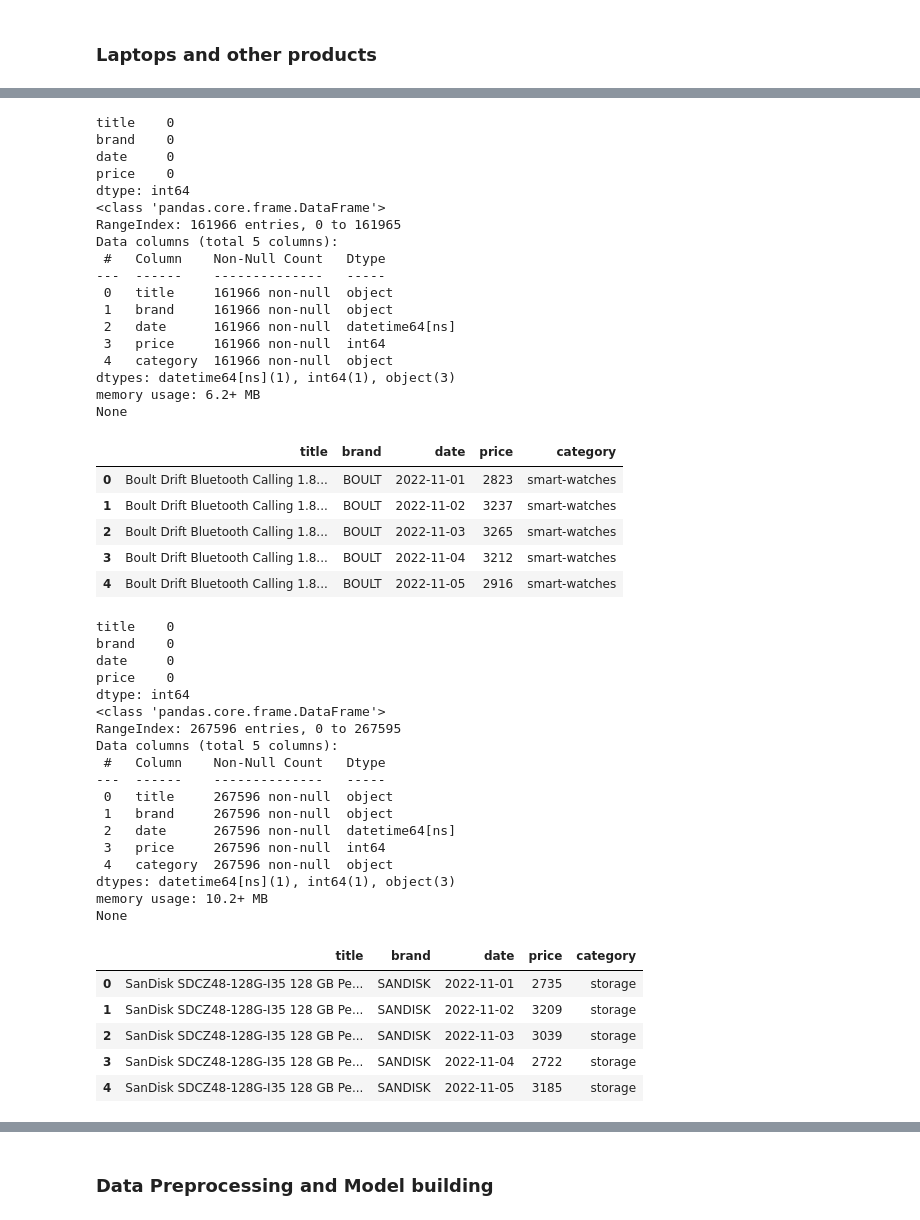
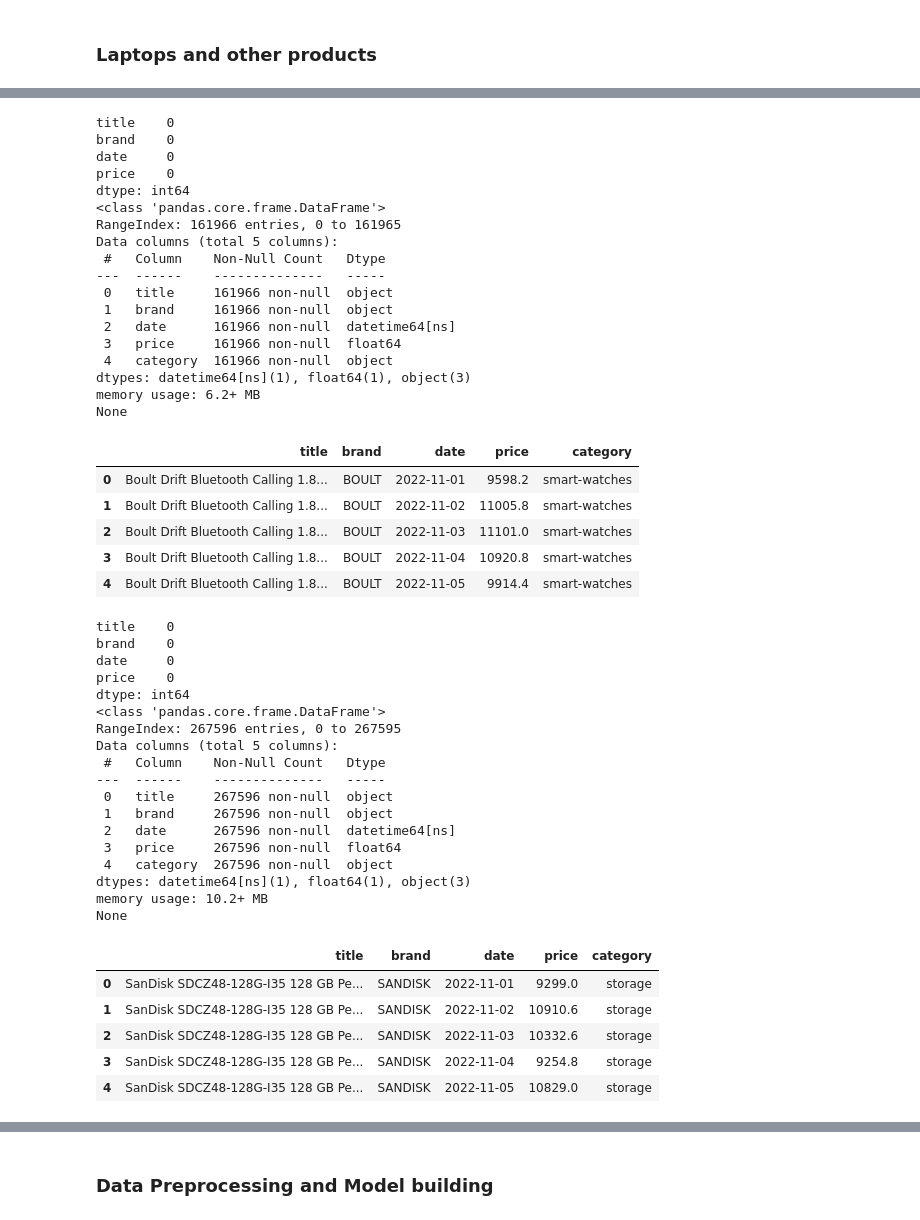
Before and after one commit to ProductPriceTrackerOrg/data-science, a Jupyter notebook: notebooks/price-forecasing/02_model.ipynb, the cells around one changed output, grey strips where cells are left out. Saved outputs shown, nothing was run; the diff lists cells and outputs as text; code cells hidden in the pictures.

```diff
--- a/notebooks/price-forecasing/02_model.ipynb
+++ b/notebooks/price-forecasing/02_model.ipynb
@@ -227,37 +233,38 @@ None
 # %%
 # smart-watches
 
 print(smart_watches.isnull().sum())
 
 smart_watches['date'] = pd.to_datetime(smart_watches['date'])
 smart_watches['category'] = 'smart-watches'
+smart_watches['price'] = smart_watches['price'] * 3.4
 print(smart_watches.info())
 smart_watches.head()
 # %% [output]
 title    0
 brand    0
 date     0
 price    0
 dtype: int64
 <class 'pandas.core.frame.DataFrame'>
 RangeIndex: 161966 entries, 0 to 161965
 Data columns (total 5 columns):
  #   Column    Non-Null Count   Dtype
 ---  ------    --------------   -----
  0   title     161966 non-null  object
  1   brand     161966 non-null  object
  2   date      161966 non-null  datetime64[ns]
- 3   price     161966 non-null  int64
+ 3   price     161966 non-null  float64
  4   category  161966 non-null  object
-dtypes: datetime64[ns](1), int64(1), object(3)
+dtypes: datetime64[ns](1), float64(1), object(3)
 memory usage: 6.2+ MB
 None
 |  | title | brand | date | price | category |
-| 0 | Boult Drift Bluetooth Calling 1.8... | BOULT | 2022-11-01 | 2823 | smart-watches |
-| 1 | Boult Drift Bluetooth Calling 1.8... | BOULT | 2022-11-02 | 3237 | smart-watches |
-| 2 | Boult Drift Bluetooth Calling 1.8... | BOULT | 2022-11-03 | 3265 | smart-watches |
-| 3 | Boult Drift Bluetooth Calling 1.8... | BOULT | 2022-11-04 | 3212 | smart-watches |
-| 4 | Boult Drift Bluetooth Calling 1.8... | BOULT | 2022-11-05 | 2916 | smart-watches |
+| 0 | Boult Drift Bluetooth Calling 1.8... | BOULT | 2022-11-01 | 9598.2 | smart-watches |
+| 1 | Boult Drift Bluetooth Calling 1.8... | BOULT | 2022-11-02 | 11005.8 | smart-watches |
+| 2 | Boult Drift Bluetooth Calling 1.8... | BOULT | 2022-11-03 | 11101.0 | smart-watches |
+| 3 | Boult Drift Bluetooth Calling 1.8... | BOULT | 2022-11-04 | 10920.8 | smart-watches |
+| 4 | Boult Drift Bluetooth Calling 1.8... | BOULT | 2022-11-05 | 9914.4 | smart-watches |
 # %%
 # storage devices
 
@@ -265,6 +272,7 @@ print(storage.isnull().sum())
 
 storage['date'] = pd.to_datetime(storage['date'])
 storage['category'] = 'storage'
+storage['price'] = storage['price'] * 3.4
 print(storage.info())
 storage.head()
 # %% [output]
@@ -281,17 +289,17 @@ Data columns (total 5 columns):
  0   title     267596 non-null  object
  1   brand     267596 non-null  object
  2   date      267596 non-null  datetime64[ns]
- 3   price     267596 non-null  int64
+ 3   price     267596 non-null  float64
  4   category  267596 non-null  object
-dtypes: datetime64[ns](1), int64(1), object(3)
+dtypes: datetime64[ns](1), float64(1), object(3)
 memory usage: 10.2+ MB
 None
 |  | title | brand | date | price | category |
-| 0 | SanDisk SDCZ48-128G-I35 128 GB Pe... | SANDISK | 2022-11-01 | 2735 | storage |
-| 1 | SanDisk SDCZ48-128G-I35 128 GB Pe... | SANDISK | 2022-11-02 | 3209 | storage |
-| 2 | SanDisk SDCZ48-128G-I35 128 GB Pe... | SANDISK | 2022-11-03 | 3039 | storage |
-| 3 | SanDisk SDCZ48-128G-I35 128 GB Pe... | SANDISK | 2022-11-04 | 2722 | storage |
-| 4 | SanDisk SDCZ48-128G-I35 128 GB Pe... | SANDISK | 2022-11-05 | 3185 | storage |
+| 0 | SanDisk SDCZ48-128G-I35 128 GB Pe... | SANDISK | 2022-11-01 | 9299.0 | storage |
+| 1 | SanDisk SDCZ48-128G-I35 128 GB Pe... | SANDISK | 2022-11-02 | 10910.6 | storage |
+| 2 | SanDisk SDCZ48-128G-I35 128 GB Pe... | SANDISK | 2022-11-03 | 10332.6 | storage |
+| 3 | SanDisk SDCZ48-128G-I35 128 GB Pe... | SANDISK | 2022-11-04 | 9254.8 | storage |
+| 4 | SanDisk SDCZ48-128G-I35 128 GB Pe... | SANDISK | 2022-11-05 | 10829.0 | storage |
 # %%
 # tablets
 
```
Also changed, not shown: parts of 31 cells of this notebook.
